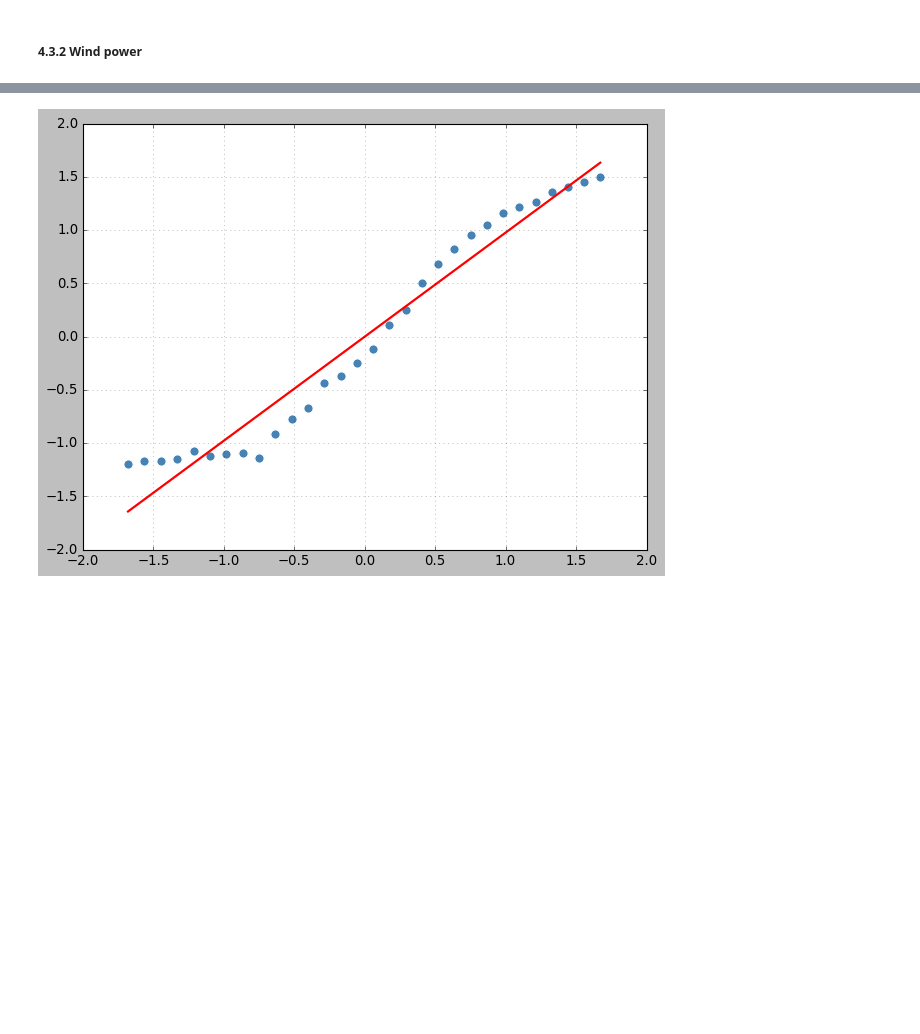
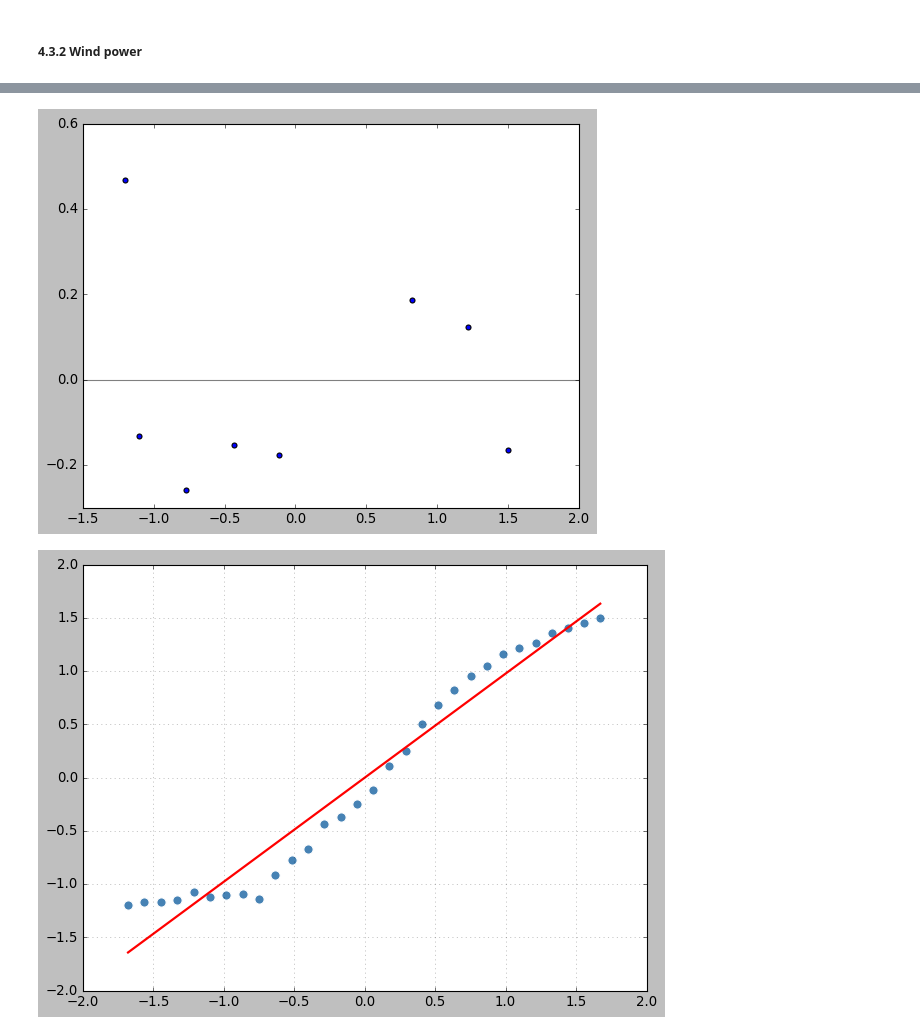
Before and after one commit to fenilenvinileno97/linear_regression, a Jupyter notebook: 4-final-project.ipynb, the cells around one changed output, grey strips where cells are left out. Saved outputs shown, nothing was run; the diff lists cells and outputs as text; code cells hidden in the pictures; blank space fills up the shorter version.

```diff
--- a/4-final-project.ipynb
+++ b/4-final-project.ipynb
@@ -422,7 +422,7 @@ log_predict_northam.lmodels.linear_adjust("log_year", "log_solar")
 # %% [markdown]
 ##### 4.3.2 Wind power
 # %%
-_, windl_test, windl_pred = log_predict_northam.lmodels.single_linear("log_year", "log_wind")
+wind_model, windl_test, windl_pred = log_predict_northam.lmodels.single_linear("log_year", "log_wind")
 # %%
 mse_logw = mean_squared_error(windl_test, windl_pred)
 r2_logw = r2_score(windl_test, wind_pred)
@@ -434,3 +434,10 @@ r2: -0.98054630936393
+# %%
+residuals_wind_log = np.subtract(windl_test, windl_pred)
+plt.scatter(windl_test, residuals_wind_log)
+plt.axhline(y=0, color="gray", zorder=False)
+plt.show()
+# %% [output]
+[figure, added]
 # %%
 log_predict_northam.lmodels.linear_adjust("log_year", "log_wind")
 # %% [output]
```
Also changed, not shown: parts of 6 cells of this notebook, 1 other file.
